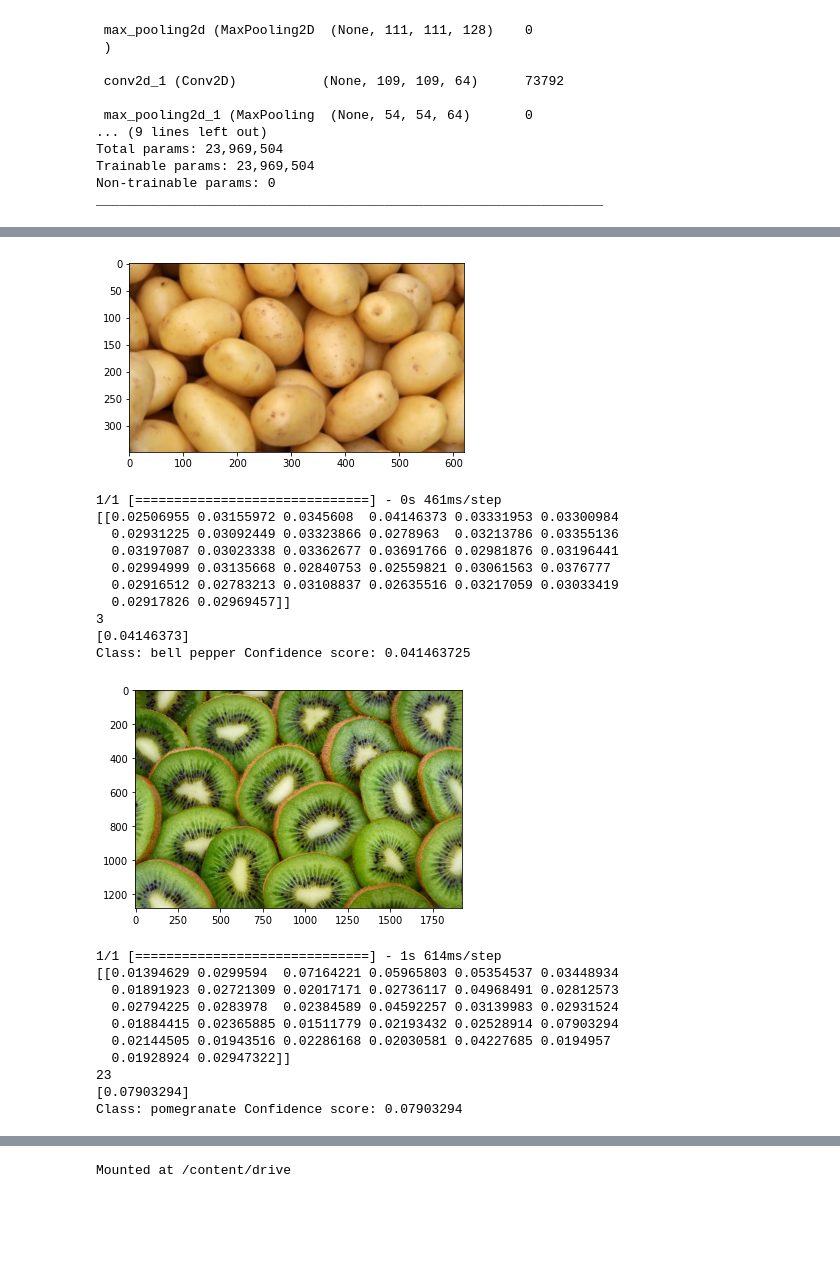
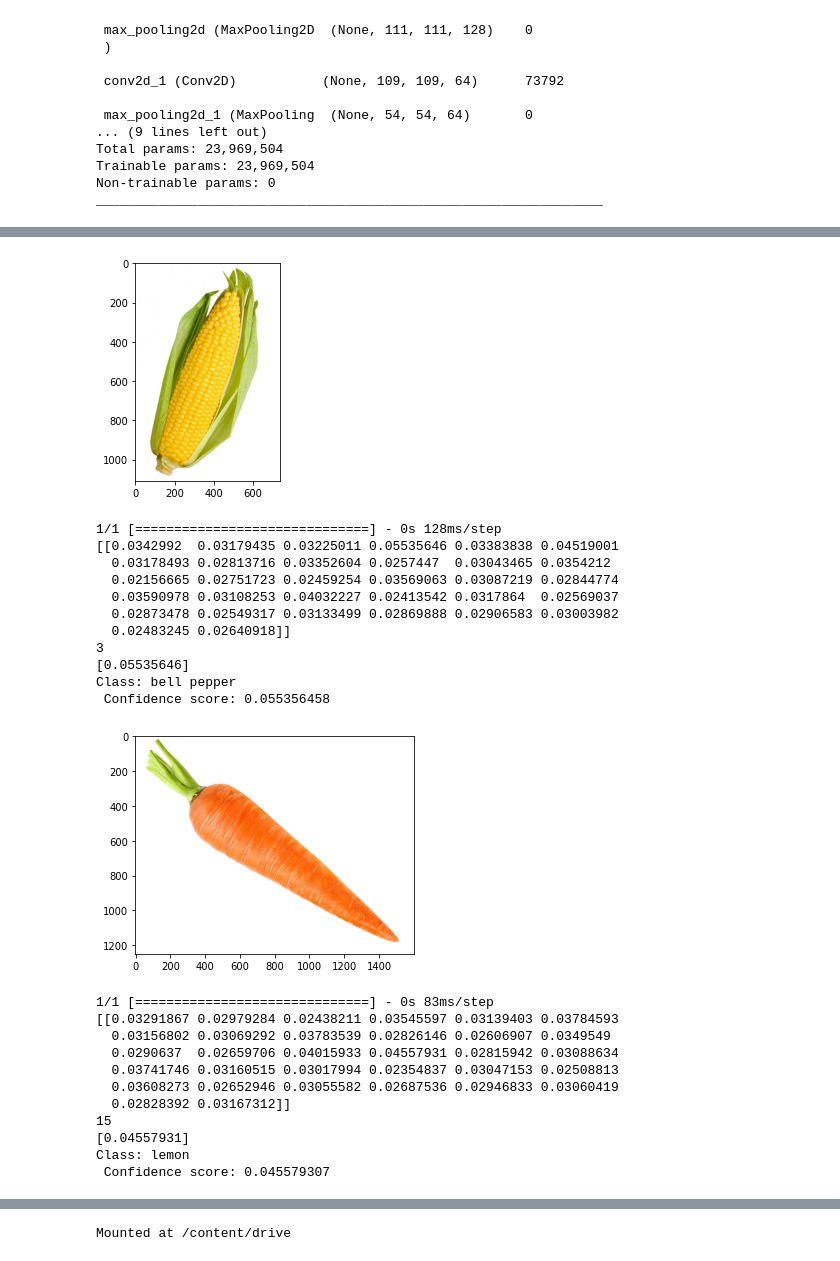
Before and after one commit to NellyBealtaine/RecipeChatBot, a Jupyter notebook: FinalAttest.ipynb, the cells around one changed output, grey strips where cells are left out. Saved outputs shown, nothing was run; the diff lists cells and outputs as text; code cells hidden in the pictures; blank space fills up the shorter version.

```diff
--- a/FinalAttest.ipynb
+++ b/FinalAttest.ipynb
@@ -89,4 +51,4 @@ from PIL import Image, ImageOps
 # %%
-#PATH = '/home/bealtaine/Desktop/Python обучение'
-PATH = '/content/drive/MyDrive/Python'
+PATH = '/home/bealtaine/Desktop/Python обучение'
+#PATH = '/content/drive/MyDrive/Python'
 # %%
@@ -177,31 +139,28 @@ valid_set = PATH + '/attest/Fruits and Vegetables/validation'
 test_set = PATH + '/attest/Fruits and Vegetables/test'
 
 train_dataset = image_dataset_from_directory(train_set,
-                                             batch_size=64,
+                                             batch_size=128,
                                              image_size=(224, 224),
                                              color_mode='rgb',
                                              labels = 'inferred',
-#                                             shuffle=False,
-                                             label_mode='categorical'
-#                                             seed=42
+                                             label_mode='categorical',
+                                             seed=42
                                              )
 validation_dataset = image_dataset_from_directory(valid_set,
-                                             batch_size=64,
+                                             batch_size=10,
                                              image_size=(224, 224),
                                              color_mode='rgb',
                                              labels = 'inferred',
-#                                             shuffle=False,
-                                             label_mode='categorical'
-#                                             seed=42
+                                             label_mode='categorical',
+                                             seed=42
                                              )
 test_dataset = image_dataset_from_directory(test_set,
-                                             batch_size=64,
+                                             batch_size=10,
                                              image_size=(224, 224),
                                              color_mode='rgb',
                                              labels = 'inferred',
-#                                             shuffle=False,
-                                             label_mode='categorical'
-#                                             seed=42
+                                             label_mode='categorical',
+                                             seed=42
                                             )
 class_names = train_dataset.class_names
 class_names
@@ -252,7 +214,7 @@ Trainable params: 23,969,504
 Non-trainable params: 0
 _________________________________________________________________
 # %%
-r = model.fit(train_dataset, epochs=6, validation_data=validation_dataset)
+r = model.fit(train_dataset, epochs=10, validation_data=validation_dataset)
 model.evaluate(validation_dataset)  #Определим точность и величину потерь с помощью метода evaluate()
 
 pred = model.predict(test_dataset)
@@ -272,5 +234,5 @@ plt.title('Accuracy')
 plt.legend()
 plt.show()
 
-model.save(PATH + '/attest/Fruits and Vegetables/vegmodel.hdf5')
+model.save(PATH + '/attest/Fruits and Vegetables/vegmodel.h5')
 # %% [output]
@@ -345,7 +282,7 @@ Class: kiwi Confidence score: 0.0410977
 # %%
 #from google.colab.patches import cv2_imshow
 data = np.ndarray(shape=(1, 224, 224, 3), dtype=np.float32)
-image1 = Image.open(PATH + '/attest/Fruits and Vegetables/test/potato/Image_4.jpg').convert('RGB')
+image1 = Image.open(PATH + '/attest/Fruits and Vegetables/test/corn/Image_4.jpg').convert('RGB')
 plt.imshow(image1)
 plt.show()
 size = (224, 224)
@@ -355,53 +292,55 @@ normalized_image_array = (image_array.astype(np.float32) / 127.0) - 1
 data[0] = normalized_image_array
 prediction = model.predict(data)
 print(prediction)
 index = np.argmax(prediction)
 print(index)
 print(prediction[:,index])
 class_name = class_names[index]
 confidence_score = prediction[0][index]
 
 print('Class:', class_name, end=' ')
 print('Confidence score:', confidence_score)
 
-image2 = Image.open(PATH + '/attest/Fruits and Vegetables/test/kiwi/Image_2.jpg').convert('RGB')
+image2 = Image.open(PATH + '/attest/Fruits and Vegetables/test/carrot/Image_2.jpg').convert('RGB')
 plt.imshow(image2)
 plt.show()
 size = (224, 224)
 image2 = ImageOps.fit(image2, size, Image.Resampling.LANCZOS)
 image_array = np.asarray(image2)
 normalized_image_array = (image_array.astype(np.float32) / 127.0) - 1
 data[0] = normalized_image_array
 prediction = model.predict(data)
 print(prediction)
 index = np.argmax(prediction)
 print(index)
 print(prediction[:,index])
 class_name = class_names[index]
 confidence_score = prediction[0][index]
 
 print('Class:', class_name, end=' ')
 print('Confidence score:', confidence_score)
 # %% [output]
-[figure, old version]
+[figure, new version]
-1/1 [==============================] - 0s 461ms/step
-[[0.02506955 0.03155972 0.0345608  0.04146373 0.03331953 0.03300984
-  0.02931225 0.03092449 0.03323866 0.0278963  0.03213786 0.03355136
-  0.03197087 0.03023338 0.03362677 0.03691766 0.02981876 0.03196441
-  0.02994999 0.03135668 0.02840753 0.02559821 0.03061563 0.0376777
-  0.02916512 0.02783213 0.03108837 0.02635516 0.03217059 0.03033419
-  0.02917826 0.02969457]]
+1/1 [==============================] - 0s 128ms/step
+[[0.0342992  0.03179435 0.03225011 0.05535646 0.03383838 0.04519001
+  0.03178493 0.02813716 0.03352604 0.0257447  0.03043465 0.0354212
+  0.02156665 0.02751723 0.02459254 0.03569063 0.03087219 0.02844774
+  0.03590978 0.03108253 0.04032227 0.02413542 0.0317864  0.02569037
+  0.02873478 0.02549317 0.03133499 0.02869888 0.02906583 0.03003982
+  0.02483245 0.02640918]]
 3
-[0.04146373]
-Class: bell pepper Confidence score: 0.041463725
+[0.05535646]
+Class: bell pepper
+ Confidence score: 0.055356458
-[figure, old version]
+[figure, new version]
-1/1 [==============================] - 1s 614ms/step
-[[0.01394629 0.0299594  0.07164221 0.05965803 0.05354537 0.03448934
-  0.01891923 0.02721309 0.02017171 0.02736117 0.04968491 0.02812573
-  0.02794225 0.0283978  0.02384589 0.04592257 0.03139983 0.02931524
-  0.01884415 0.02365885 0.01511779 0.02193432 0.02528914 0.07903294
-  0.02144505 0.01943516 0.02286168 0.02030581 0.04227685 0.0194957
-  0.01928924 0.02947322]]
-23
-[0.07903294]
-Class: pomegranate Confidence score: 0.07903294
+1/1 [==============================] - 0s 83ms/step
+[[0.03291867 0.02979284 0.02438211 0.03545597 0.03139403 0.03784593
+  0.03156802 0.03069292 0.03783539 0.02826146 0.02606907 0.0349549
+  0.0290637  0.02659706 0.04015933 0.04557931 0.02815942 0.03088634
+  0.03741746 0.03160515 0.03017994 0.02354837 0.03047153 0.02508813
+  0.03608273 0.02652946 0.03055582 0.02687536 0.02946833 0.03060419
+  0.02828392 0.03167312]]
+15
+[0.04557931]
+Class: lemon
+ Confidence score: 0.045579307
```
Also changed, not shown: parts of 13 cells of this notebook.
